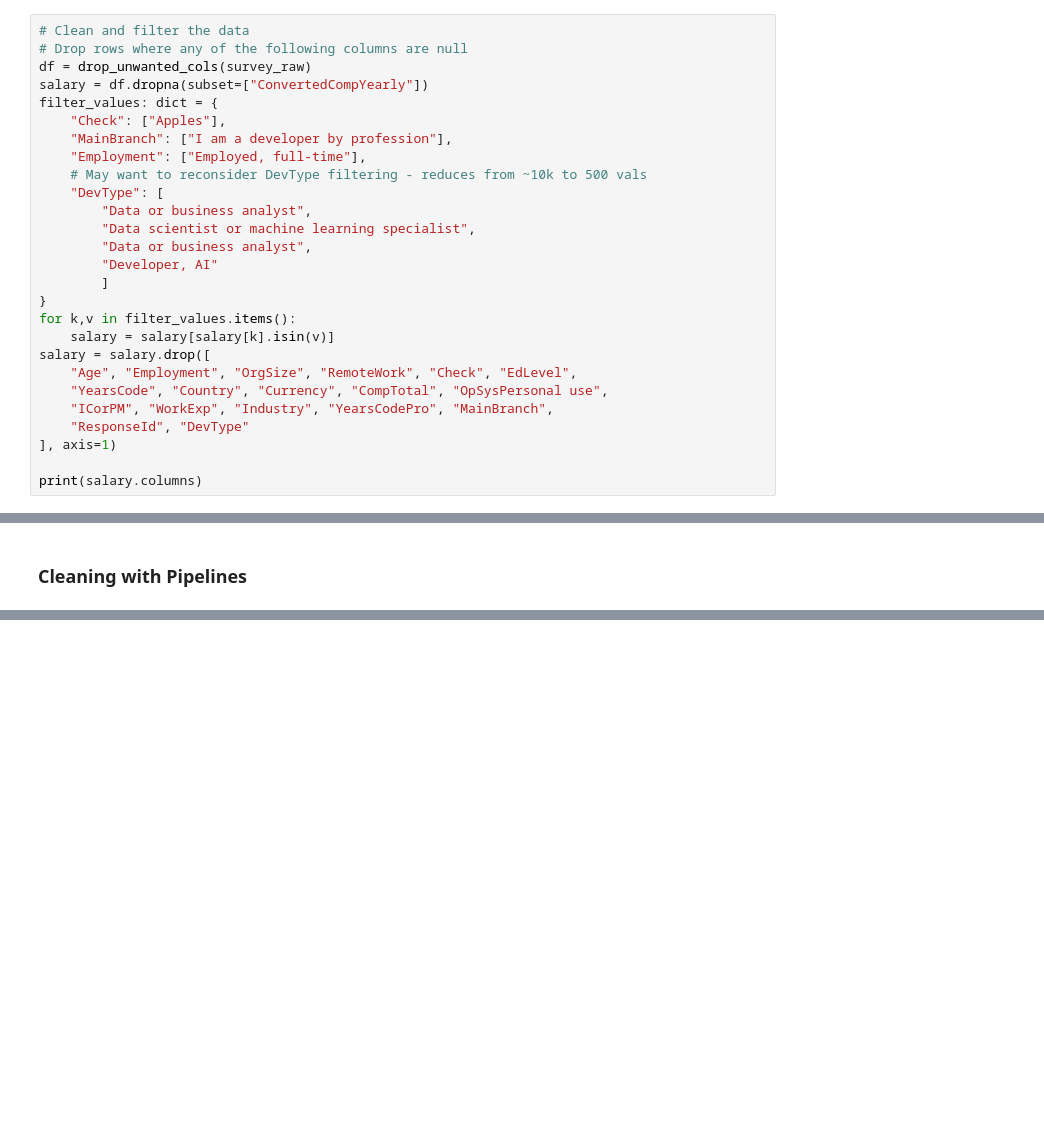
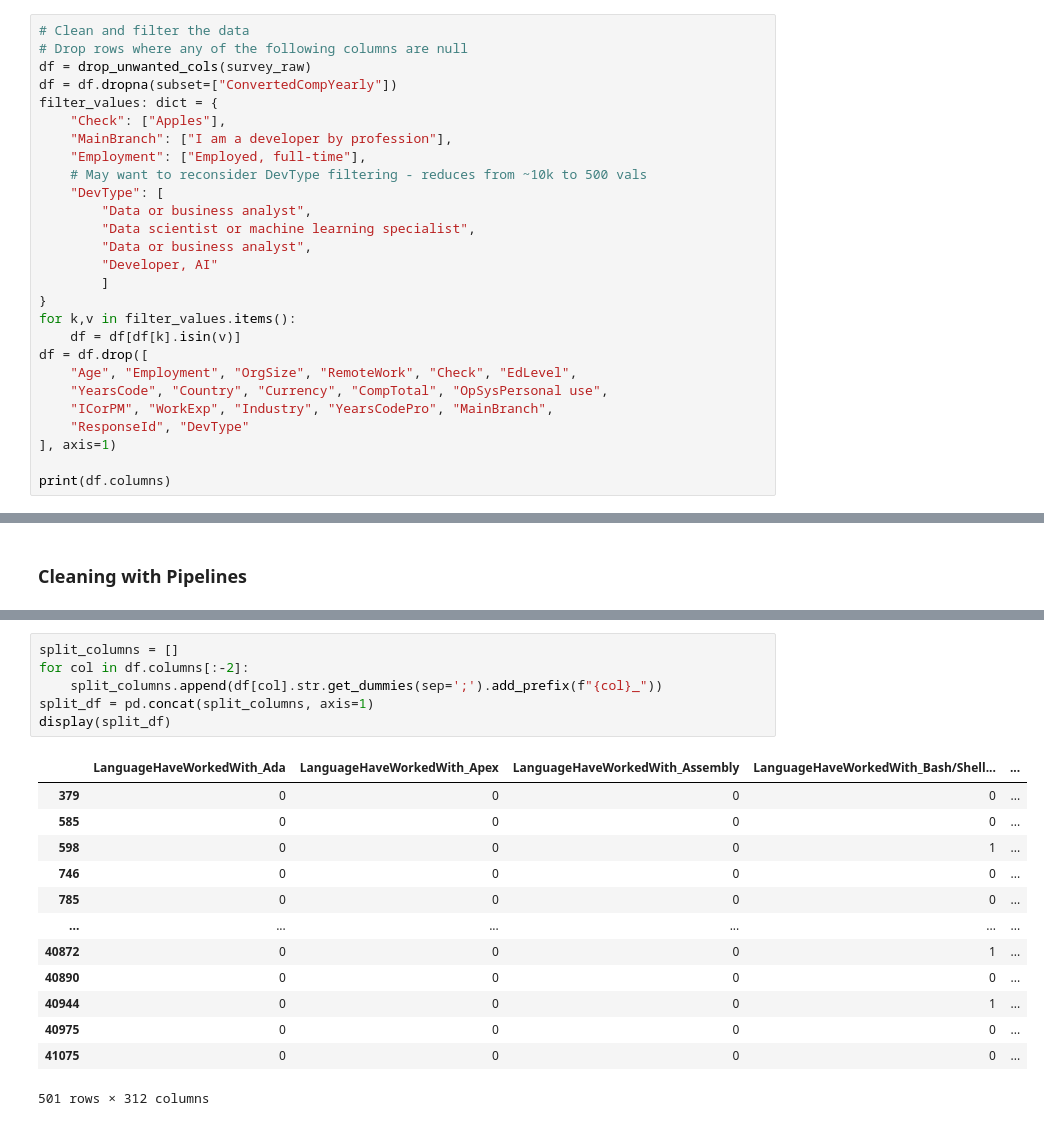
Before and after one commit to gpspence/dataJobs, a Jupyter notebook: src/survey_exploration.ipynb, the cells around one changed output, grey strips where cells are left out. Drawn from its saved outputs; the diff is of its cells as text; blank space fills up the shorter version.

```diff
--- a/src/survey_exploration.ipynb
+++ b/src/survey_exploration.ipynb
@@ -83,7 +83,7 @@ Length: 110, dtype: int64
 # Clean and filter the data
 # Drop rows where any of the following columns are null
 df = drop_unwanted_cols(survey_raw)
-salary = df.dropna(subset=["ConvertedCompYearly"])
+df = df.dropna(subset=["ConvertedCompYearly"])
 filter_values: dict = {
     "Check": ["Apples"],
     "MainBranch": ["I am a developer by profession"],
@@ -97,15 +97,15 @@ filter_values: dict = {
         ]
 }
 for k,v in filter_values.items():
-    salary = salary[salary[k].isin(v)]
-salary = salary.drop([
+    df = df[df[k].isin(v)]
+df = df.drop([
     "Age", "Employment", "OrgSize", "RemoteWork", "Check", "EdLevel",
     "YearsCode", "Country", "Currency", "CompTotal", "OpSysPersonal use",
     "ICorPM", "WorkExp", "Industry", "YearsCodePro", "MainBranch",
     "ResponseId", "DevType"
 ], axis=1)
 
-print(salary.columns)
+print(df.columns)
 # %% [output]
 Index(['LanguageHaveWorkedWith', 'DatabaseHaveWorkedWith',
        'PlatformHaveWorkedWith', 'WebframeHaveWorkedWith',
@@ -203 +141,21 @@ class PandasDummiesTransformer(BaseEstimator, TransformerMixin):
+# %%
+split_columns = []
+for col in df.columns[:-2]:
+    split_columns.append(df[col].str.get_dummies(sep=';').add_prefix(f"{col}_"))
+split_df = pd.concat(split_columns, axis=1)
+display(split_df)
+# %% [output]
+|  | LanguageHaveWorkedWith_Ada | LanguageHaveWorkedWith_Apex | LanguageHaveWorkedWith_Assembly | LanguageHaveWorkedWith_Bash/Shell... | ... |
+| 379 | 0 | 0 | 0 | 0 | ... |
+| 585 | 0 | 0 | 0 | 0 | ... |
+| 598 | 0 | 0 | 0 | 1 | ... |
+| 746 | 0 | 0 | 0 | 0 | ... |
+| 785 | 0 | 0 | 0 | 0 | ... |
+| ... | ... | ... | ... | ... | ... |
+| 40872 | 0 | 0 | 0 | 1 | ... |
+| 40890 | 0 | 0 | 0 | 0 | ... |
+| 40944 | 0 | 0 | 0 | 1 | ... |
+| 40975 | 0 | 0 | 0 | 0 | ... |
+| 41075 | 0 | 0 | 0 | 0 | ... |
+501 rows × 312 columns
 # %%
```
Also changed, not shown: parts of 13 cells of this notebook, 3 other files.
